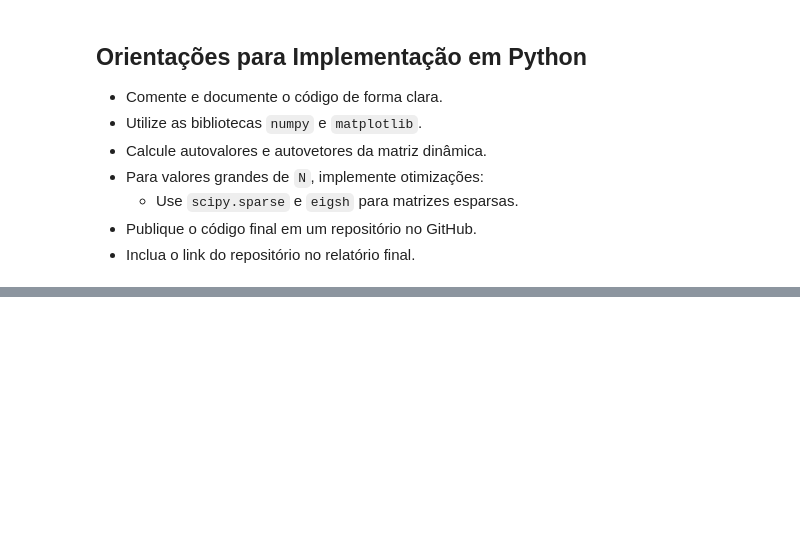
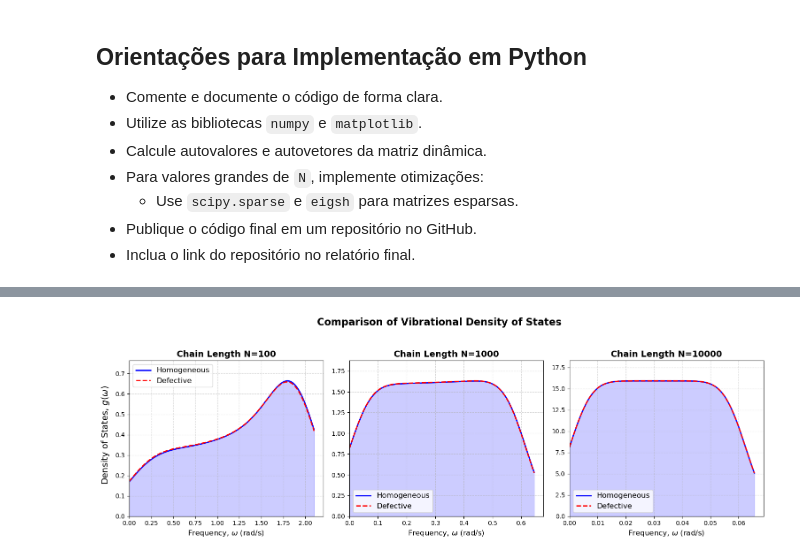
Before and after one commit to cesaraugustoo/av5, a Jupyter notebook: ex_v01.ipynb, the cells around one changed output, grey strips where cells are left out. Drawn from its saved outputs; the diff is of its cells as text; code cells hidden in the pictures; blank space fills up the shorter version.

```diff
--- a/ex_v01.ipynb
+++ b/ex_v01.ipynb
@@ -954,0 +75,6 @@ Participation Ratio Statistics for N=1000:
+# %%
+# Parâmetros físicos
+m = 1.0             # massa padrão (kg)
+m2 = 5.0            # massa do defeito (kg)
+k = 1.0             # constante das molas (N/m)
+len_cadeias = [100, 1000, 10000]  # número de átomos na cadeia
@@ -954,0 +190,9 @@ Participation Ratio Statistics for N=1000:
+# %%
+# Initialize and run simulation
+print("Initializing simulation...")
+chain = CadeiaAtom1D(m=m, m2=m2, k=k)
+
+print("Running simulation for all chain lengths...")
+results = chain.run_simulation(len_cadeias)
+
+print("\n=== Simulation completed successfully! ===")
@@ -954,0 +356,4 @@ Participation Ratio Statistics for N=1000:
+# %%
+plot_density_of_states_kde(results, len_cadeias)
+# %% [output]
+[figure, added]
```
Also changed, not shown: parts of 23 cells of this notebook, 1 other file.
